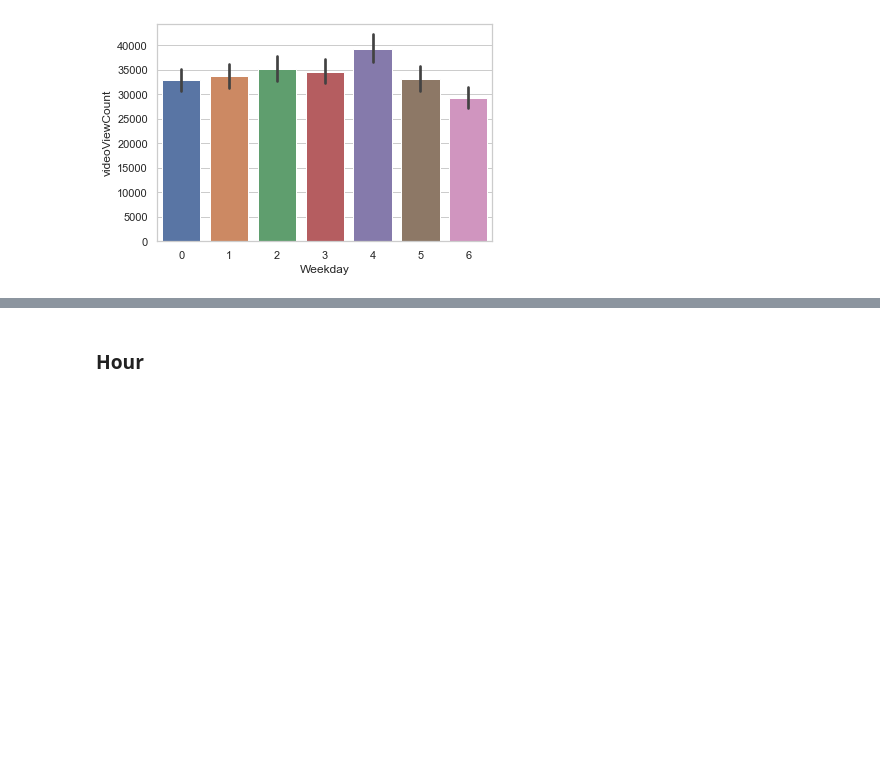
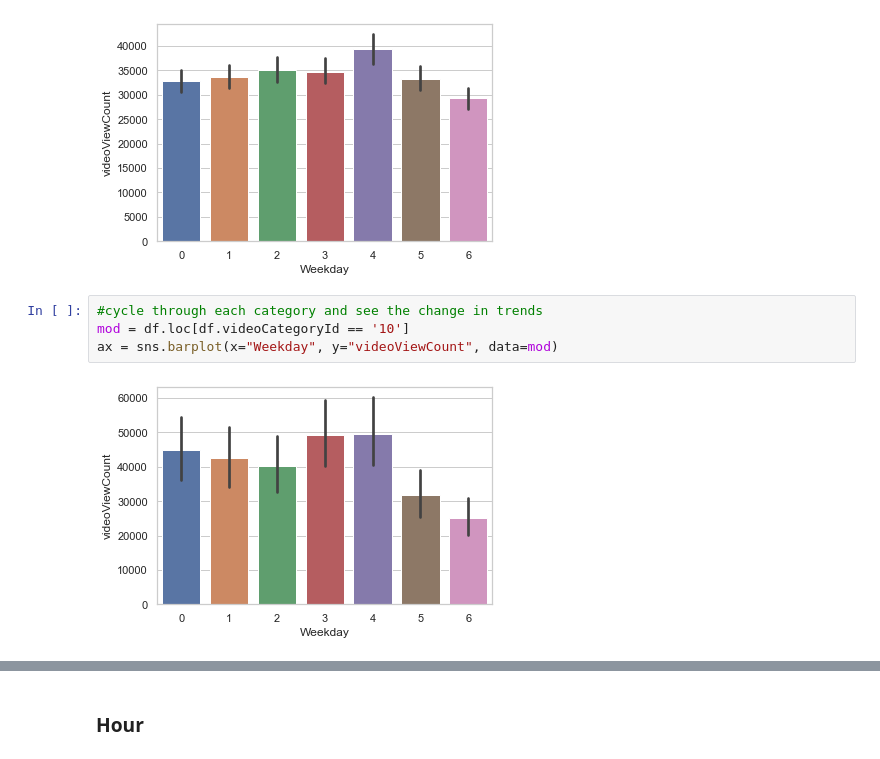
Before and after one commit to JelicaB/YoutubeViewCounts, a Jupyter notebook: YoutubeDataAnalysis.ipynb, the cells around one changed output, grey strips where cells are left out. Saved outputs shown, nothing was run; the diff lists cells and outputs as text; blank space fills up the shorter version.

```diff
--- a/YoutubeDataAnalysis.ipynb
+++ b/YoutubeDataAnalysis.ipynb
@@ -440,3 +470,9 @@ ax = sns.barplot(x="Day", y="videoViewCount", data=df)
 ax = sns.barplot(x="Weekday", y="videoViewCount", data=df)
 # %% [output]
 [figure]
+# %%
+#cycle through each category and see the change in trends
+mod = df.loc[df.videoCategoryId == '10']
+ax = sns.barplot(x="Weekday", y="videoViewCount", data=mod)
+# %% [output]
+[figure, added]
```
Also changed, not shown: parts of 43 cells of this notebook.
